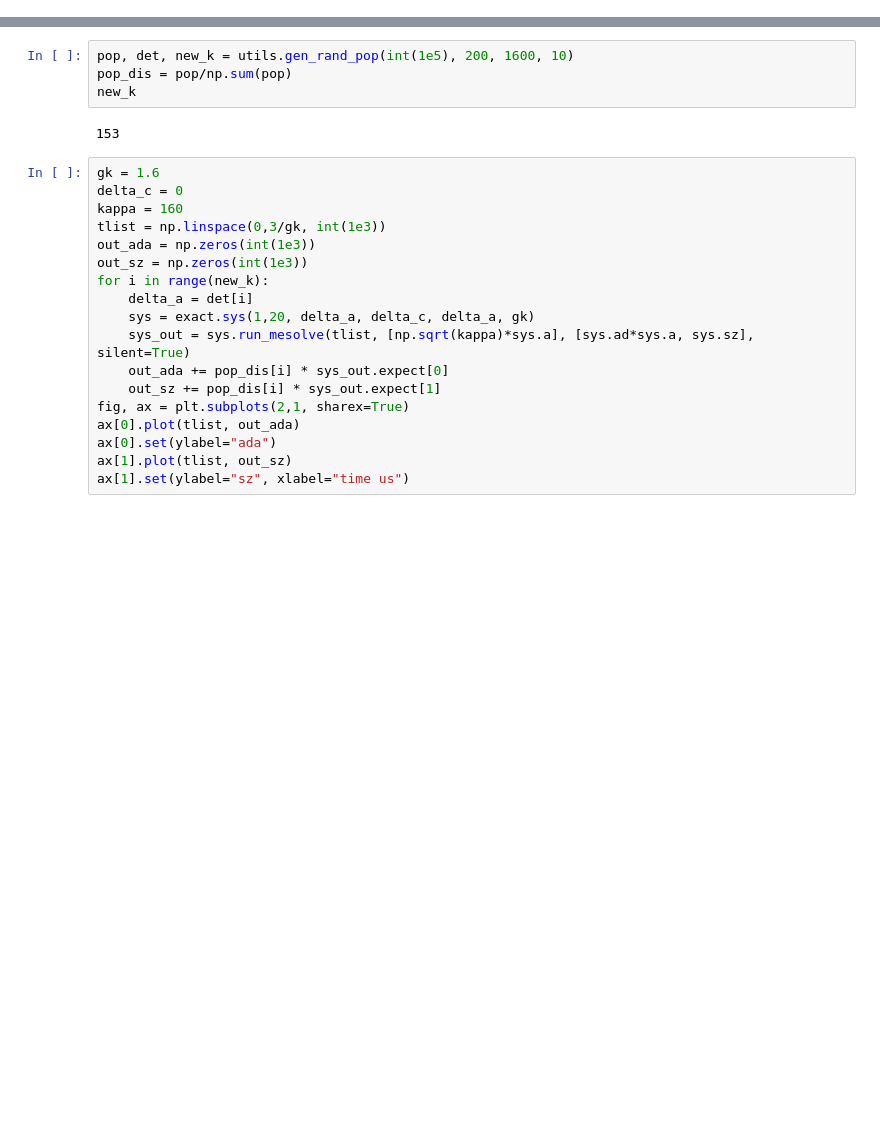
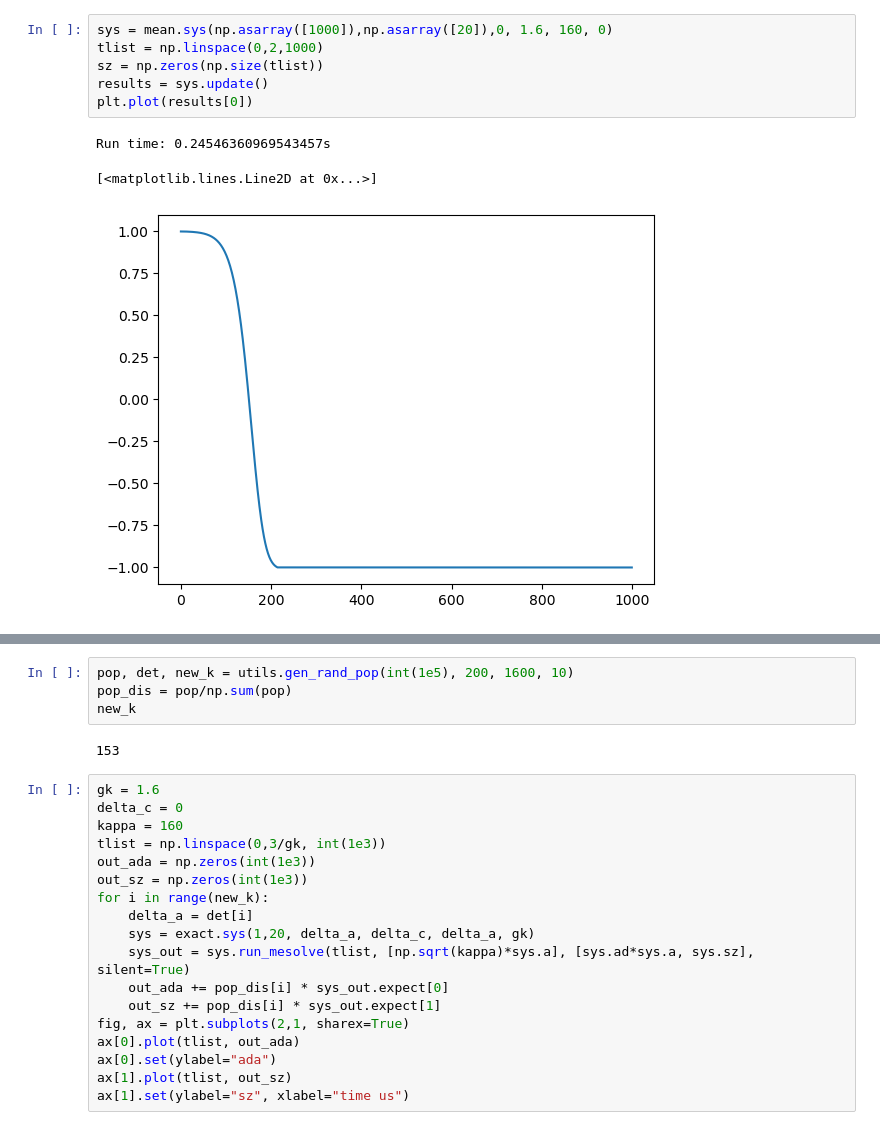
Before and after one commit to VodkaSin/JClib, a Jupyter notebook: pro.ipynb, the cells around one changed output, grey strips where cells are left out. Cells and saved outputs as stored; diff of their text form; blank space fills up the shorter version.

```diff
--- a/pro.ipynb
+++ b/pro.ipynb
@@ -9,0 +10,10 @@ utils imported
+# %%
+sys = mean.sys(np.asarray([1000]),np.asarray([20]),0, 1.6, 160, 0)
+tlist = np.linspace(0,2,1000)
+sz = np.zeros(np.size(tlist))
+results = sys.update()
+plt.plot(results[0])
+# %% [output]
+Run time: 0.24546360969543457s
+[<matplotlib.lines.Line2D at 0x...>]
+[figure, added]
```
Also changed, not shown: parts of 3 cells of this notebook, 2 other files.
